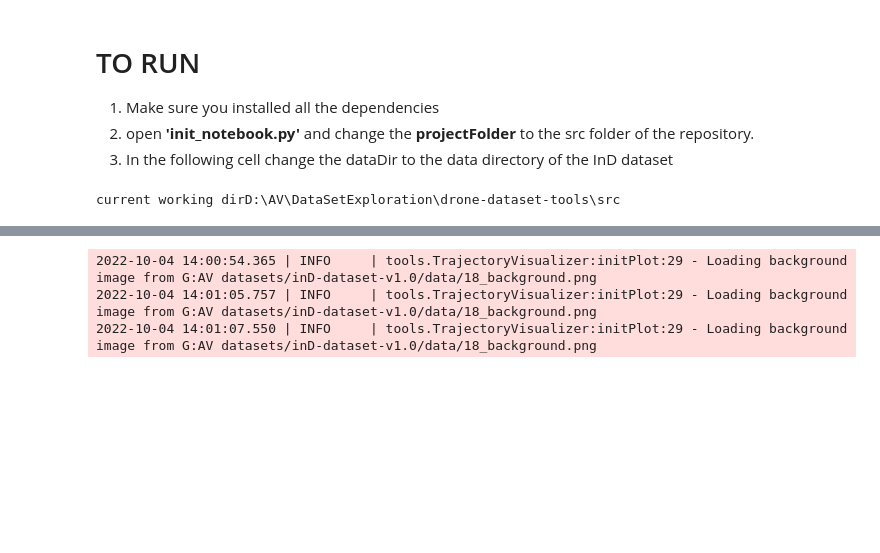
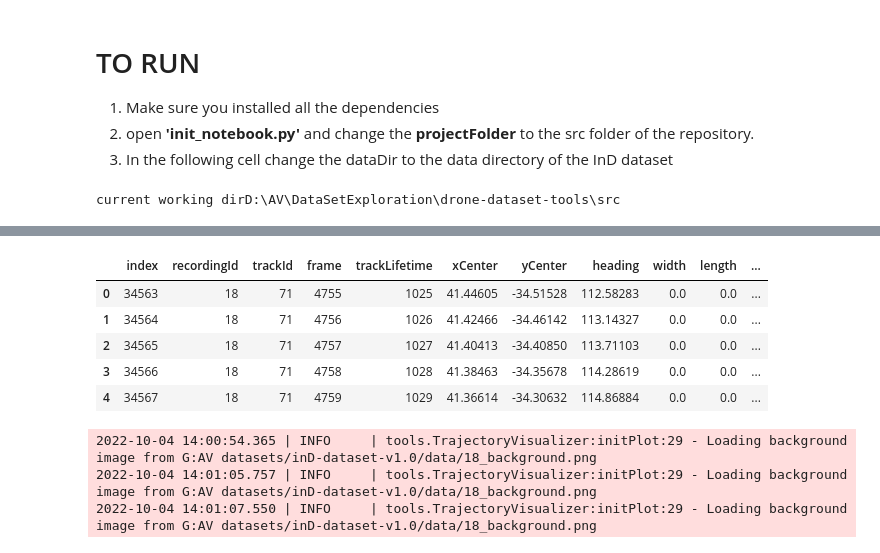
Before and after one commit to ika-rwth-aachen/drone-dataset-tools, a Jupyter notebook: src/notebooks/trajectory-transformer.ipynb, the cells around one changed output, grey strips where cells are left out. Saved outputs shown, nothing was run; the diff lists cells and outputs as text; code cells hidden in the pictures; blank space fills up the shorter version.

```diff
--- a/src/notebooks/trajectory-transformer.ipynb
+++ b/src/notebooks/trajectory-transformer.ipynb
@@ -24,3 +24,16 @@ loc2data = LocationData.load("../data/location-2")
+# %%
+scene20Data = loc2data.getSceneCrossingData(20, 10, 6, refresh=False)
+# %%
+clippedCrossing = scene20Data.getClippedDfs()
+# %%
+clippedCrossing.head()
+# %% [output]
+|  | index | recordingId | trackId | frame | trackLifetime | xCenter | yCenter | heading | width | length | ... |
+| 0 | 34563 | 18 | 71 | 4755 | 1025 | 41.44605 | -34.51528 | 112.58283 | 0.0 | 0.0 | ... |
+| 1 | 34564 | 18 | 71 | 4756 | 1026 | 41.42466 | -34.46142 | 113.14327 | 0.0 | 0.0 | ... |
+| 2 | 34565 | 18 | 71 | 4757 | 1027 | 41.40413 | -34.40850 | 113.71103 | 0.0 | 0.0 | ... |
+| 3 | 34566 | 18 | 71 | 4758 | 1028 | 41.38463 | -34.35678 | 114.28619 | 0.0 | 0.0 | ... |
+| 4 | 34567 | 18 | 71 | 4759 | 1029 | 41.36614 | -34.30632 | 114.86884 | 0.0 | 0.0 | ... |
 # %%
 from tools.TrajectoryUtils import TrajectoryUtils
 from tools.TrajectoryVisualizer import TrajectoryVisualizer
```
Also changed, not shown: parts of 1 cell of this notebook, 5 other files.
